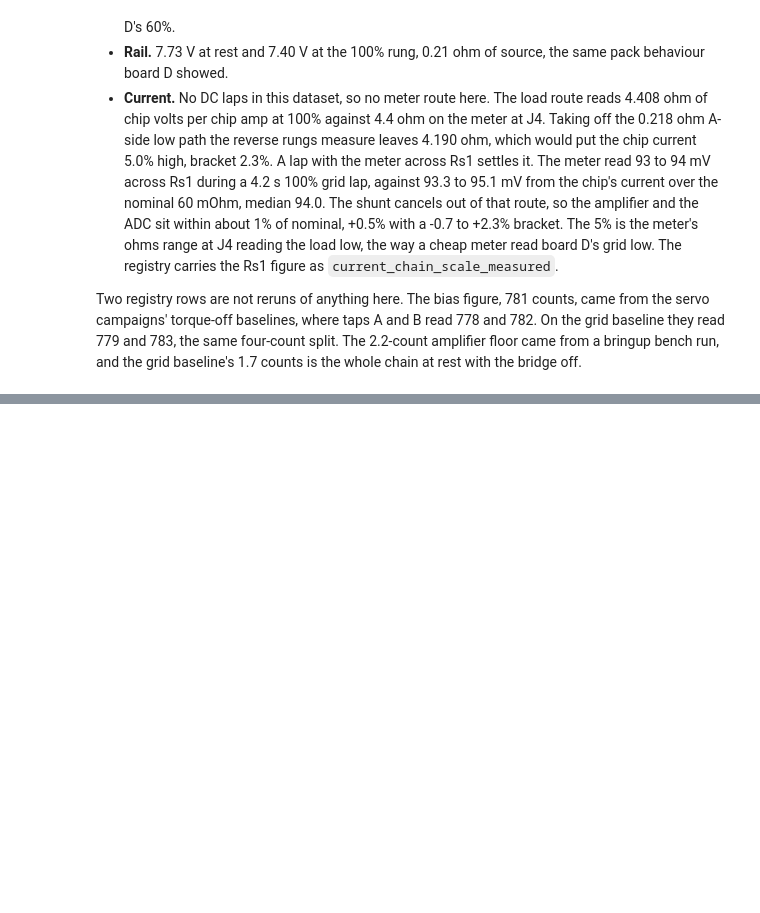
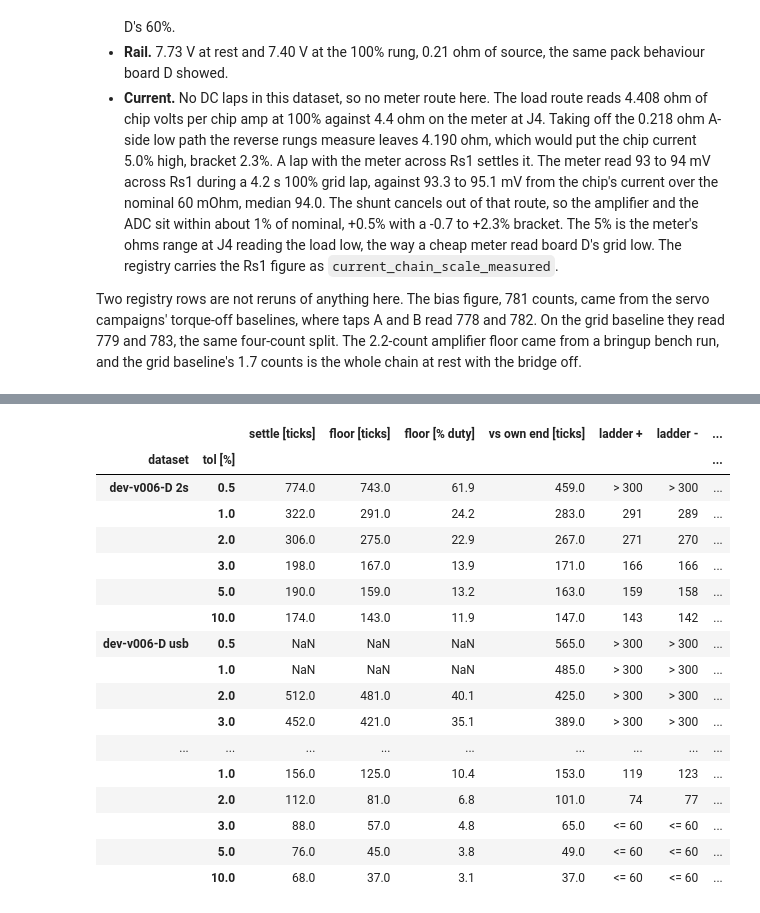
Before and after one commit to OpenServoCore/open-servo-core, a Jupyter notebook: notebooks/10-sense-chain-boards.ipynb, the cells around one changed output, grey strips where cells are left out. Drawn from its saved outputs; the diff is of its cells as text; code cells hidden in the pictures; blank space fills up the shorter version.

```diff
--- a/notebooks/10-sense-chain-boards.ipynb
+++ b/notebooks/10-sense-chain-boards.ipynb
@@ -882,0 +1040,64 @@ the bridge off.
+# %%
+TOLS = [0.5, 1, 2, 3, 5, 10]
+
+
+def fold_settle(p, tol):
+    # First time after which the fold stays inside the band, up to the end of its window.
+    p = p[(p.index >= 0) & (p.index <= 760)].dropna()
+    out = np.flatnonzero(np.abs(p.to_numpy() - 1) > tol)
+    if len(out) and out[-1] + 1 >= len(p):
+        return np.nan
+    return p.index[out[-1] + 1] if len(out) else p.index[0]
+
+
+def ladder_floor(r, tol):
+    r = r.sort_values("ticks")
+    err = r["vs_100"].to_numpy() - 1
+    out = np.flatnonzero(np.abs(err) > tol)
+    if not len(out):
+        return f"<= {r['ticks'].iloc[0]}", "low"
+    i = out[-1]
+    if i + 1 >= len(r):
+        return f"> {r['ticks'].iloc[-1]}", "low" if err[i] < 0 else "high"
+    t0, t1 = r["ticks"].iloc[i], r["ticks"].iloc[i + 1]
+    e0, e1 = abs(err[i]), abs(err[i + 1])
+    return f"{t0 + (e0 - tol) / (e0 - e1) * (t1 - t0):.0f}", "low" if err[i] < 0 else "high"
+
+
+rows = []
+for k, d in GDS.items():
+    dc = OWN[k] * REG[k]["scale"]
+    lowest = LADI[k]["ticks"].min()
+    for tol in TOLS:
+        tau = fold_settle(dc, tol / 100)
+        settle = tau + REG[k]["delta"]
+        floor = settle - SH_SHUNT
+        lad = {sgn: ladder_floor(g, tol / 100) for sgn, g in LADI[k].groupby("sign")}
+        own = fold_settle(OWN[k], tol / 100) + REG[k]["delta"] - SH_SHUNT
+        rows.append({"dataset": LABEL[k], "tol [%]": tol, "settle [ticks]": settle,
+                     "floor [ticks]": floor, "floor [% duty]": floor * 100 / d.board.pwm_half_ticks,
+                     "vs own end [ticks]": own,
+                     "ladder +": lad["+"][0], "ladder -": lad["-"][0],
+                     "reads": "/".join(sorted({lad["+"][1], lad["-"][1]})),
+                     "note": "fold only, under the lowest rung" if floor < lowest else ""})
+FLOORS = pd.DataFrame(rows).set_index(["dataset", "tol [%]"])
+FLOORS.round(1)
+# %% [output]
+|  |  | settle [ticks] | floor [ticks] | floor [% duty] | vs own end [ticks] | ladder + | ladder - | ... |
+| dataset | tol [%] |  |  |  |  |  |  | ... |
+| dev-v006-D 2s | 0.5 | 774.0 | 743.0 | 61.9 | 459.0 | > 300 | > 300 | ... |
+|  | 1.0 | 322.0 | 291.0 | 24.2 | 283.0 | 291 | 289 | ... |
+|  | 2.0 | 306.0 | 275.0 | 22.9 | 267.0 | 271 | 270 | ... |
+|  | 3.0 | 198.0 | 167.0 | 13.9 | 171.0 | 166 | 166 | ... |
+|  | 5.0 | 190.0 | 159.0 | 13.2 | 163.0 | 159 | 158 | ... |
+|  | 10.0 | 174.0 | 143.0 | 11.9 | 147.0 | 143 | 142 | ... |
+| dev-v006-D usb | 0.5 | NaN | NaN | NaN | 565.0 | > 300 | > 300 | ... |
+|  | 1.0 | NaN | NaN | NaN | 485.0 | > 300 | > 300 | ... |
+|  | 2.0 | 512.0 | 481.0 | 40.1 | 425.0 | > 300 | > 300 | ... |
+|  | 3.0 | 452.0 | 421.0 | 35.1 | 389.0 | > 300 | > 300 | ... |
+| ... | ... | ... | ... | ... | ... | ... | ... | ... |
+|  | 1.0 | 156.0 | 125.0 | 10.4 | 153.0 | 119 | 123 | ... |
+|  | 2.0 | 112.0 | 81.0 | 6.8 | 101.0 | 74 | 77 | ... |
+|  | 3.0 | 88.0 | 57.0 | 4.8 | 65.0 | <= 60 | <= 60 | ... |
+|  | 5.0 | 76.0 | 45.0 | 3.8 | 49.0 | <= 60 | <= 60 | ... |
+|  | 10.0 | 68.0 | 37.0 | 3.1 | 37.0 | <= 60 | <= 60 | ... |
```
Also changed, not shown: parts of 11 cells of this notebook, 1 other file.
